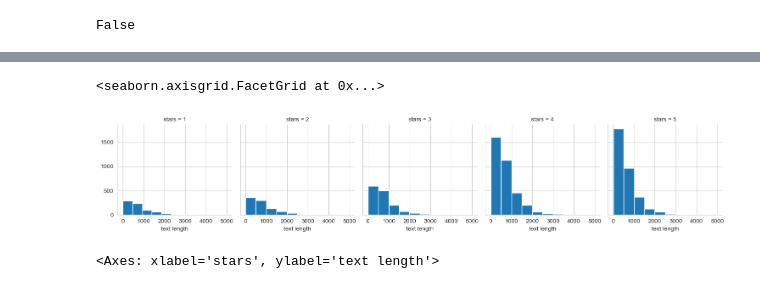
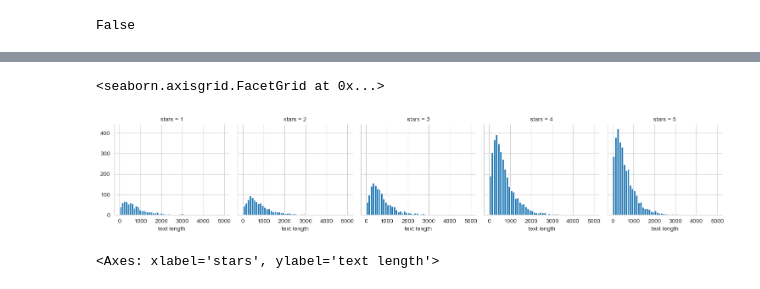
Before and after one commit to Sean-Roy/ML-Yelp-Business-Rating-Prediction, a Jupyter notebook: ML_Yelp_Business_Rating_Prediction.ipynb, the cells around one changed output, grey strips where cells are left out. Saved outputs shown, nothing was run; the diff lists cells and outputs as text; code cells hidden in the pictures.

```diff
--- a/ML_Yelp_Business_Rating_Prediction.ipynb
+++ b/ML_Yelp_Business_Rating_Prediction.ipynb
@@ -75,9 +75,10 @@ df.head()
 | 3 | _1QQZuf4zZOyFCvXc0o6Vg | 2010-05-27 | G-WvGaISbqqaMHlNnByodA | 5 | Rosie, Dakota, and I LOVE Chaparr... | review | uZetl9T0NcROGOyFfughhg | 1 | 2 | 0 | ... |
 | 4 | 6ozycU1RpktNG2-1BroVtw | 2012-01-05 | 1uJFq2r5QfJG_6ExMRCaGw | 5 | General Manager Scott Petello is ... | review | vYmM4KTsC8ZfQBg-j5MWkw | 0 | 0 | 0 | ... |
 # %%
+# Looks like there's more text reviews for 4 & 5 star reviews.
 g = sns.FacetGrid(df,col='stars')
-g.map(plt.hist,'text length')
+g.map(plt.hist,'text length',bins=50)
 # %% [output]
 <seaborn.axisgrid.FacetGrid at 0x...>
-[figure, old version]
+[figure, new version]
 # %%
```
Also changed, not shown: parts of 8 cells of this notebook.
